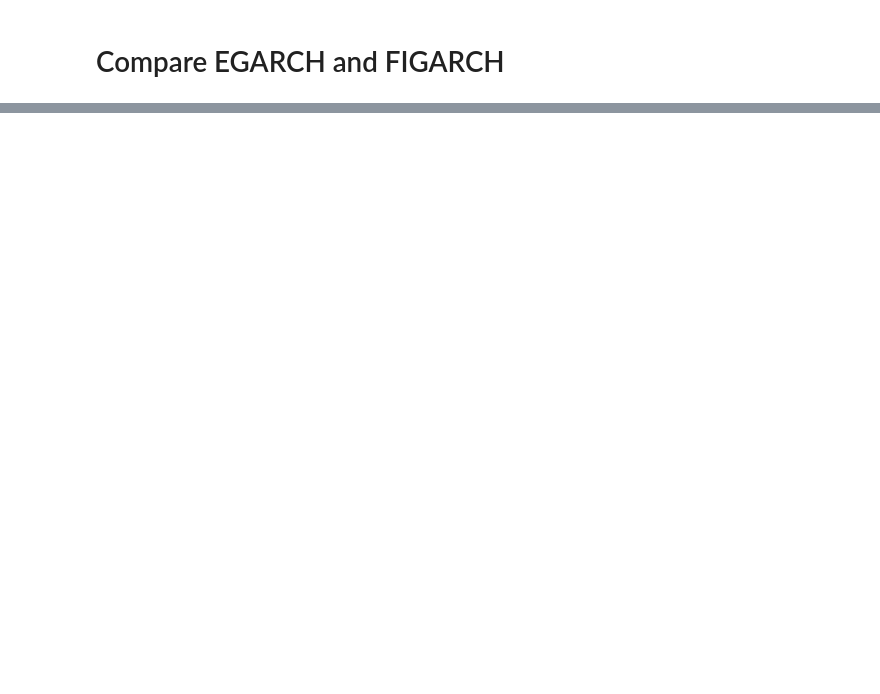
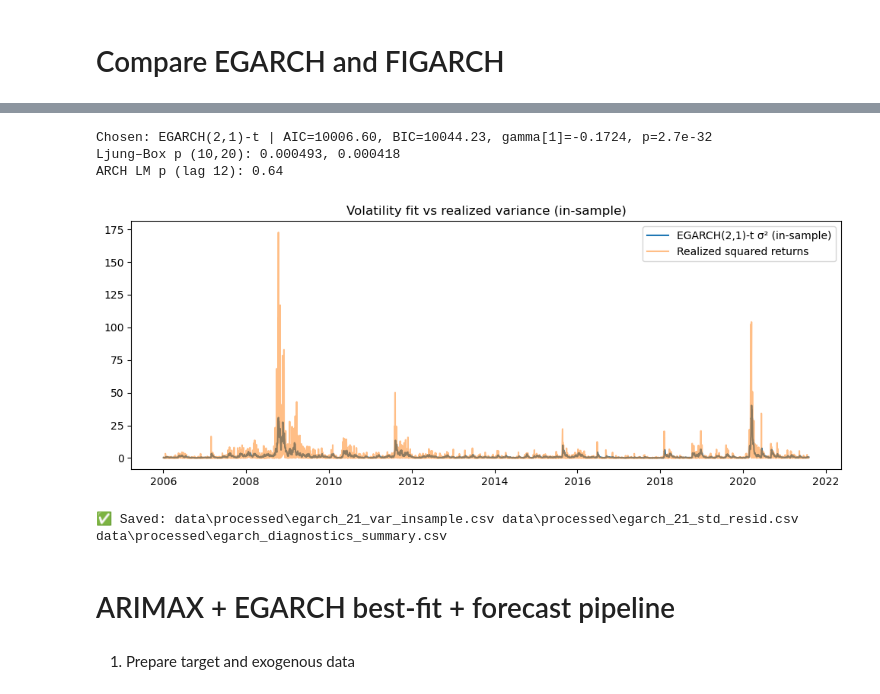
Before and after one commit to ladijoseph/AWT-LSTM-ARIMAX-FIEGARCH-Model, a Jupyter notebook: 01_data_acquisition_preprocessing.ipynb, the cells around one changed output, grey strips where cells are left out. Cells and saved outputs as stored; diff of their text form; code cells hidden in the pictures; blank space fills up the shorter version.

Commit message:
Completed ARMIAX + EGARCH best fit + forecast pipeline stage

```diff
--- a/01_data_acquisition_preprocessing.ipynb
+++ b/01_data_acquisition_preprocessing.ipynb
@@ -999,0 +1039,77 @@ EGARCH leverage gamma=-0.1673, p=1.444e-30 -> material (leverage present) (negat
+# %%
+# ===== EGARCH(2,1)-t: Fit, in-sample variance, diagnostics, plot, save =====
+# Assumes you already have: arimax_out (dict-like) with 'resid_tr' series
+
+# 0) Imports
+from arch import arch_model
+from pathlib import Path
+import pandas as pd
+import numpy as np
+import matplotlib.pyplot as plt
+from statsmodels.stats.diagnostic import acorr_ljungbox, het_arch
+
+# 1) Pull residuals used for variance modeling (training sample)
+resid = arimax_out['resid_tr'].dropna()
+assert isinstance(resid, pd.Series) and not resid.empty, "resid_tr must be a non-empty pandas Series."
+
+# 2) Fit chosen model (EGARCH(2,1)-t)
+eg = arch_model(resid, mean='Zero', vol='EGARCH', p=2, o=1, q=1, dist='t').fit(disp='off')
+
+# 3) Report key params
+params = eg.params
+pvals  = eg.pvalues
+gamma_name = next((n for n in params.index if 'gamma' in n), None)
+gamma  = params.get(gamma_name, np.nan)
+gamma_p= pvals.get(gamma_name, np.nan)
+print(f"Chosen: EGARCH(2,1)-t | AIC={eg.aic:.2f}, BIC={eg.bic:.2f}, {gamma_name}={gamma:.4f}, p={gamma_p:.2g}")
+
+# 4) Build IN-SAMPLE conditional variance series (σ_t^2) and realized variance (r_t^2)
+cond_var = (eg.conditional_volatility ** 2).rename('egarch_var_in_sample')
+real_var = (resid ** 2).rename('realized_sq_ret')
+dfv = pd.concat([cond_var, real_var], axis=1).dropna()
+
+# 5) Diagnostics on standardized residuals
+std = eg.std_resid.dropna()
+lb  = acorr_ljungbox(std, lags=[10, 20], return_df=True)['lb_pvalue']
+arch_p = het_arch(std, nlags=12)[1]  # p-value
+print(f"Ljung–Box p (10,20): {lb.iloc[0]:.6f}, {lb.iloc[1]:.6f}")
+print(f"ARCH LM p (lag 12): {arch_p:.4g}")
+
+# 6) Plot: EGARCH in-sample σ² vs realized squared returns
+plt.figure(figsize=(10,4))
+plt.plot(dfv.index, dfv['egarch_var_in_sample'], label='EGARCH(2,1)-t σ² (in-sample)')
+plt.plot(dfv.index, dfv['realized_sq_ret'], alpha=0.5, label='Realized squared returns')
+plt.title('Volatility fit vs realized variance (in-sample)')
+plt.legend(); plt.tight_layout(); plt.show()
+
+# 7) Save outputs for downstream LSTM features / appendix
+OUTDIR = Path("data/processed"); OUTDIR.mkdir(parents=True, exist_ok=True)
+dfv['egarch_var_in_sample'].to_csv(OUTDIR / "egarch_21_var_insample.csv")
+std.rename('egarch_21_std_resid').to_csv(OUTDIR / "egarch_21_std_resid.csv")
+
+# 8) (Optional) Save a diagnostics summary row for your report
+diag = pd.DataFrame([{
+    'model': 'EGARCH(2,1)-t',
+    'AIC': eg.aic, 'BIC': eg.bic,
+    gamma_name: gamma, f'{gamma_name}_p': gamma_p,
+    'LB_p_lag10': float(lb.iloc[0]), 'LB_p_lag20': float(lb.iloc[1]),
+    'ARCH_LM_p_lag12': float(arch_p)
+}])
+csv_path = OUTDIR / "egarch_diagnostics_summary.csv"
+if csv_path.exists():
+    diag.to_csv(csv_path, mode='a', header=False, index=False)
+else:
+    diag.to_csv(csv_path, index=False)
+
+print("✅ Saved:",
+      OUTDIR / "egarch_21_var_insample.csv",
+      OUTDIR / "egarch_21_std_resid.csv",
+      OUTDIR / "egarch_diagnostics_summary.csv")
+# %% [output]
+Chosen: EGARCH(2,1)-t | AIC=10006.60, BIC=10044.23, gamma[1]=-0.1724, p=2.7e-32
+Ljung–Box p (10,20): 0.000493, 0.000418
+ARCH LM p (lag 12): 0.64
+[figure, added]
+✅ Saved: data\processed\egarch_21_var_insample.csv data\processed\egarch_21_std_resid.csv data\processed\egarch_diagnostics_summary.csv
+# %% [markdown]
+# ARIMAX + EGARCH best-fit + forecast pipeline
@@ -999,0 +1129,2 @@ EGARCH leverage gamma=-0.1673, p=1.444e-30 -> material (leverage present) (negat
+# %% [markdown]
+1. Prepare target and exogenous data
```
Also changed, not shown: parts of 26 cells of this notebook.
